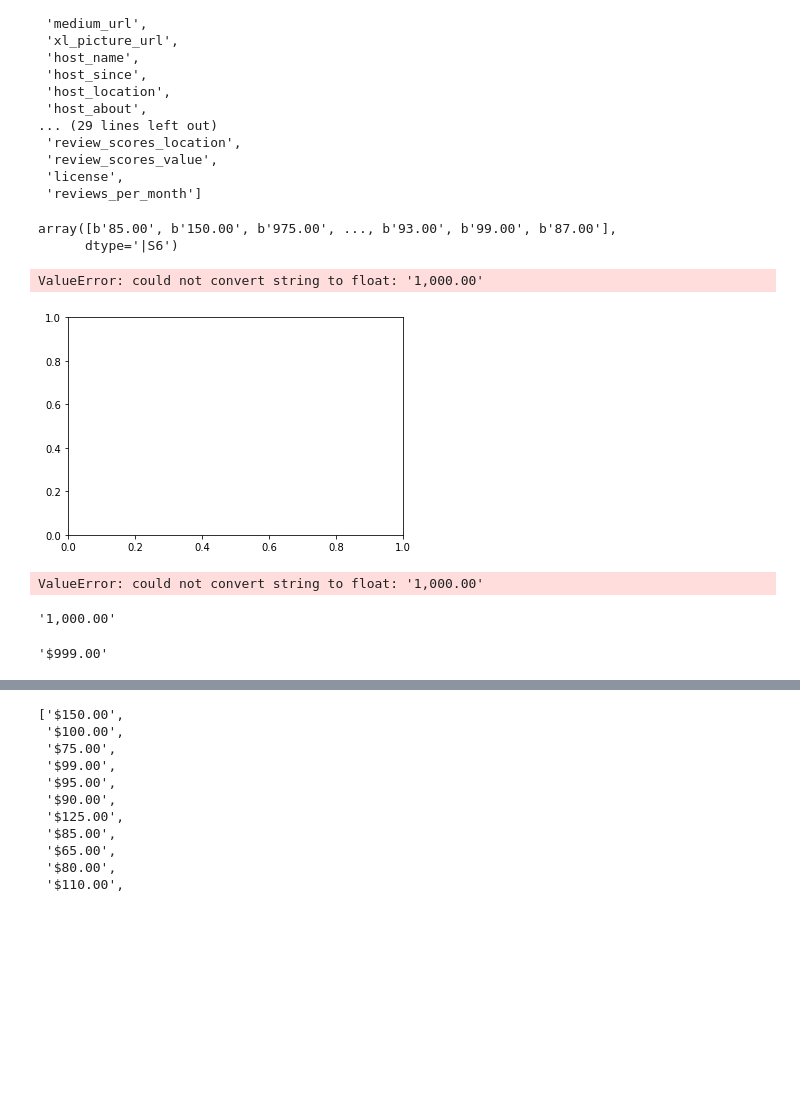
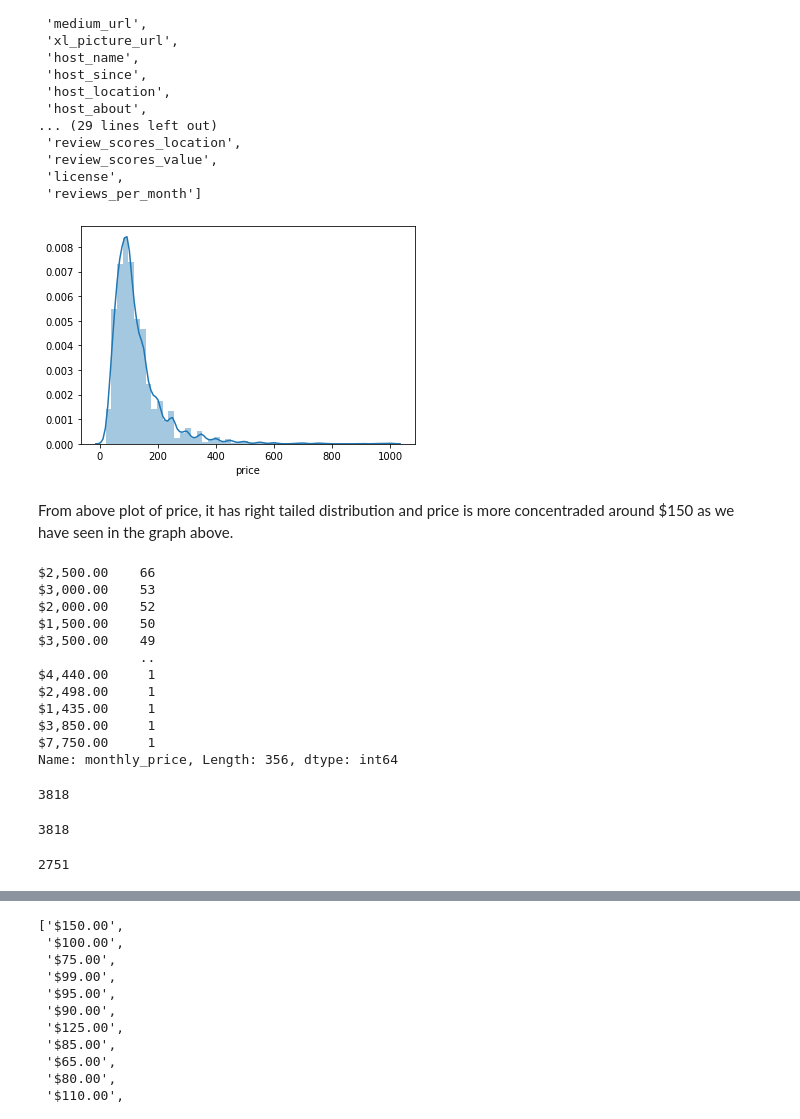
Before and after one commit to SachinSShinde/Airbnb-Seattle, a Jupyter notebook: Seattle_Data_Exploration.ipynb, the cells around one changed output, grey strips where cells are left out. Cells and saved outputs as stored; diff of their text form; code cells hidden in the pictures; blank space fills up the shorter version.

Commit message:
Seattle data exploration: Exploring Data, Listings hosts

```diff
--- a/Seattle_Data_Exploration.ipynb
+++ b/Seattle_Data_Exploration.ipynb
@@ -128,17 +129,11 @@ df_listings.columns[df_listings.isnull().any()].tolist()
  'reviews_per_month']
 # %%
 df_listings_price1 = df_listings.copy();
-# %%
-np.fromstring(df_listings_price1.price.values.astype('|S7').tobytes().replace(b'$',b''), dtype='|S6')
-# %% [output]
-array([b'85.00', b'150.00', b'975.00', ..., b'93.00', b'99.00', b'87.00'],
-      dtype='|S6')
+# %%
+df_listings_price1['price'] = df_listings_price1['price'].str.replace(',', '')
+df_listings_price1['price'] = df_listings_price1['price'].str.replace('$', '')
+df_listings_price1['price'] = df_listings_price1['price'].astype(float)
 # %%
-sns.distplot(df_listings_price['price']);
+sns.distplot(df_listings_price1['price']);
 # %% [output]
-ValueError: could not convert string to float: '1,000.00'
-[figure, old version]
+[figure, new version]
-# %%
-df_listings_price.price.astype('float')
-# %% [output]
-ValueError: could not convert string to float: '1,000.00'
@@ -147,8 +140,29 @@ df_listings_price.price = df_listings_price.price.apply(lambda x: x.replace('$',
-# %%
-df_listings_price.price.min()
-# %% [output]
-'1,000.00'
-# %%
-df_listings.price.max()
-# %% [output]
-'$999.00'
+# %% [markdown]
+From above plot of price, it has right tailed distribution and price is more concentraded around $150 as we have seen in the graph above.
+# %%
+df_listings['monthly_price'].value_counts()
+# %% [output]
+$2,500.00    66
+$3,000.00    53
+$2,000.00    52
+$1,500.00    50
+$3,500.00    49
+             ..
+$4,440.00     1
+$2,498.00     1
+$1,435.00     1
+$3,850.00     1
+$7,750.00     1
+Name: monthly_price, Length: 356, dtype: int64
+# %%
+df_listings.id.nunique()
+# %% [output]
+3818
+# %%
+df_listings.shape[0]
+# %% [output]
+3818
+# %%
+df_listings.host_id.nunique()
+# %% [output]
+2751
```
Also changed, not shown: parts of 9 cells of this notebook.
